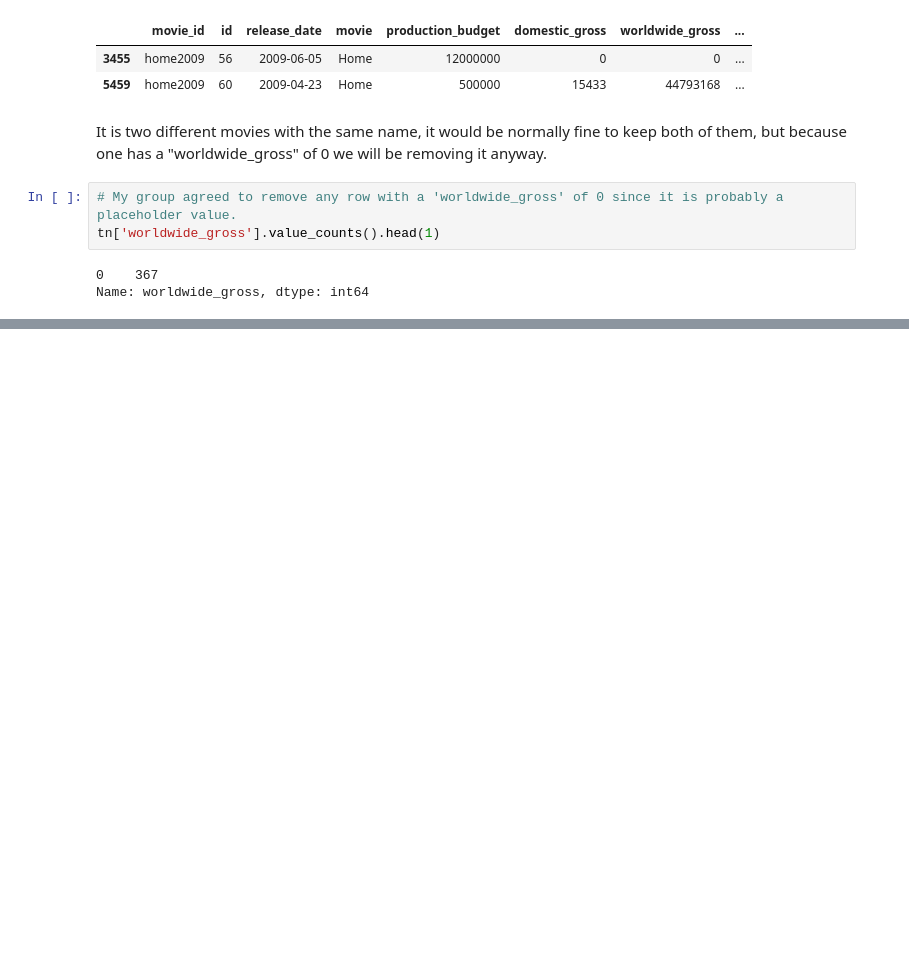
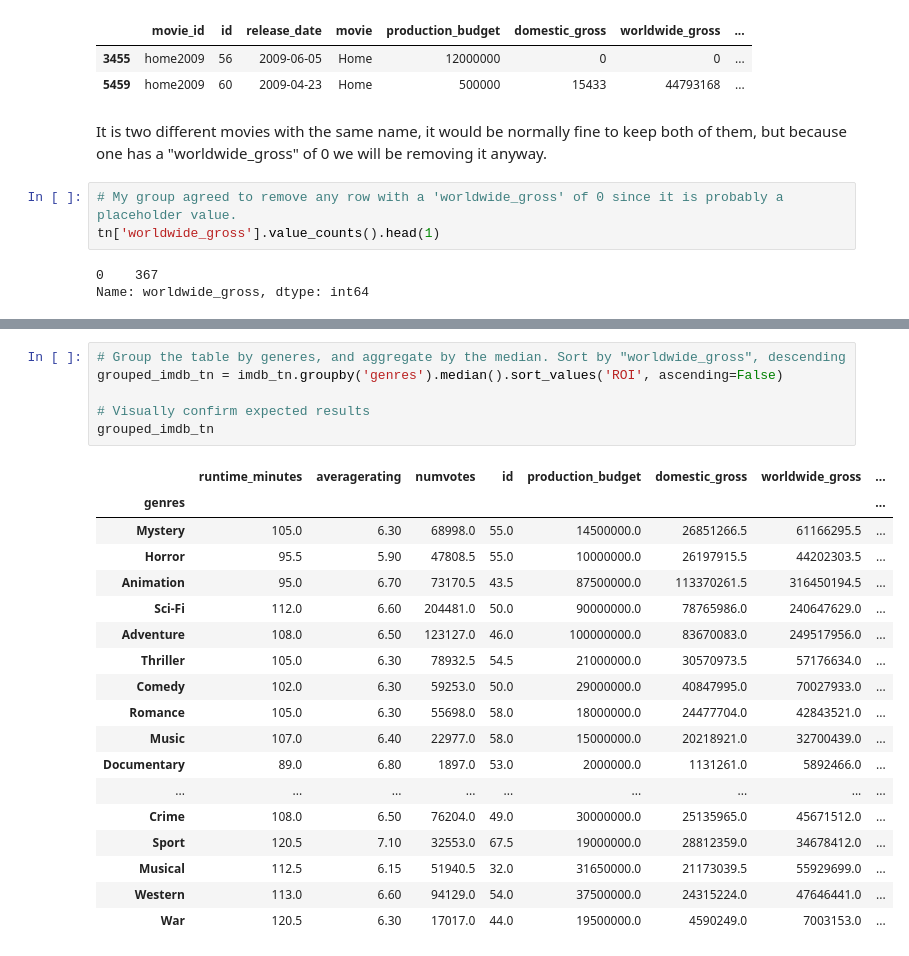
Before and after one commit to austint1121/VenusMovieAnalysis, a Jupyter notebook: Code/Matthew-Rec1.ipynb, the cells around one changed output, grey strips where cells are left out. Drawn from its saved outputs; the diff is of its cells as text; blank space fills up the shorter version.

```diff
--- a/Code/Matthew-Rec1.ipynb
+++ b/Code/Matthew-Rec1.ipynb
@@ -117,0 +130,25 @@ tn[tn['worldwide_gross'] == 0]
+# %%
+# Group the table by generes, and aggregate by the median. Sort by "worldwide_gross", descending
+grouped_imdb_tn = imdb_tn.groupby('genres').median().sort_values('ROI', ascending=False)
+
+# Visually confirm expected results
+grouped_imdb_tn
+# %% [output]
+|  | runtime_minutes | averagerating | numvotes | id | production_budget | domestic_gross | worldwide_gross | ... |
+| genres |  |  |  |  |  |  |  | ... |
+| Mystery | 105.0 | 6.30 | 68998.0 | 55.0 | 14500000.0 | 26851266.5 | 61166295.5 | ... |
+| Horror | 95.5 | 5.90 | 47808.5 | 55.0 | 10000000.0 | 26197915.5 | 44202303.5 | ... |
+| Animation | 95.0 | 6.70 | 73170.5 | 43.5 | 87500000.0 | 113370261.5 | 316450194.5 | ... |
+| Sci-Fi | 112.0 | 6.60 | 204481.0 | 50.0 | 90000000.0 | 78765986.0 | 240647629.0 | ... |
+| Adventure | 108.0 | 6.50 | 123127.0 | 46.0 | 100000000.0 | 83670083.0 | 249517956.0 | ... |
+| Thriller | 105.0 | 6.30 | 78932.5 | 54.5 | 21000000.0 | 30570973.5 | 57176634.0 | ... |
+| Comedy | 102.0 | 6.30 | 59253.0 | 50.0 | 29000000.0 | 40847995.0 | 70027933.0 | ... |
+| Romance | 105.0 | 6.30 | 55698.0 | 58.0 | 18000000.0 | 24477704.0 | 42843521.0 | ... |
+| Music | 107.0 | 6.40 | 22977.0 | 58.0 | 15000000.0 | 20218921.0 | 32700439.0 | ... |
+| Documentary | 89.0 | 6.80 | 1897.0 | 53.0 | 2000000.0 | 1131261.0 | 5892466.0 | ... |
+| ... | ... | ... | ... | ... | ... | ... | ... | ... |
+| Crime | 108.0 | 6.50 | 76204.0 | 49.0 | 30000000.0 | 25135965.0 | 45671512.0 | ... |
+| Sport | 120.5 | 7.10 | 32553.0 | 67.5 | 19000000.0 | 28812359.0 | 34678412.0 | ... |
+| Musical | 112.5 | 6.15 | 51940.5 | 32.0 | 31650000.0 | 21173039.5 | 55929699.0 | ... |
+| Western | 113.0 | 6.60 | 94129.0 | 54.0 | 37500000.0 | 24315224.0 | 47646441.0 | ... |
+| War | 120.5 | 6.30 | 17017.0 | 44.0 | 19500000.0 | 4590249.0 | 7003153.0 | ... |
```
Also changed, not shown: parts of 13 cells of this notebook.
